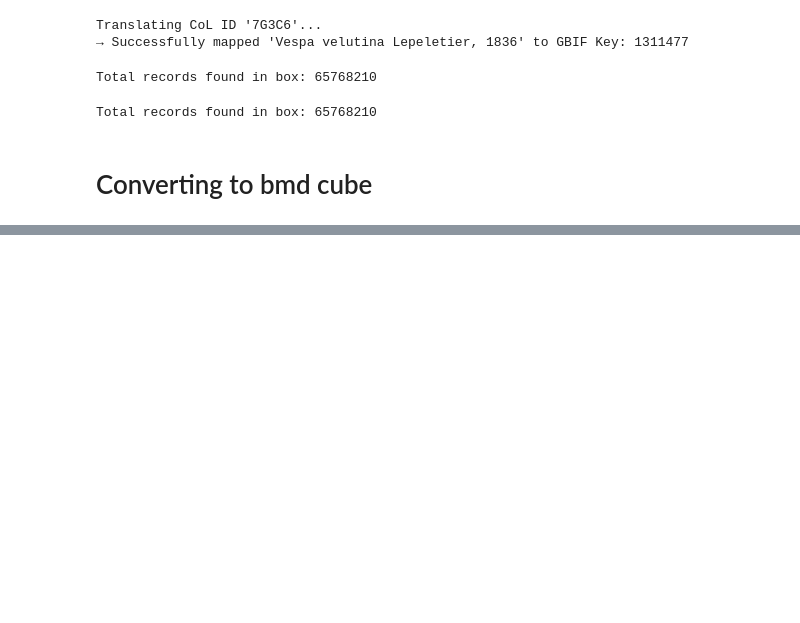
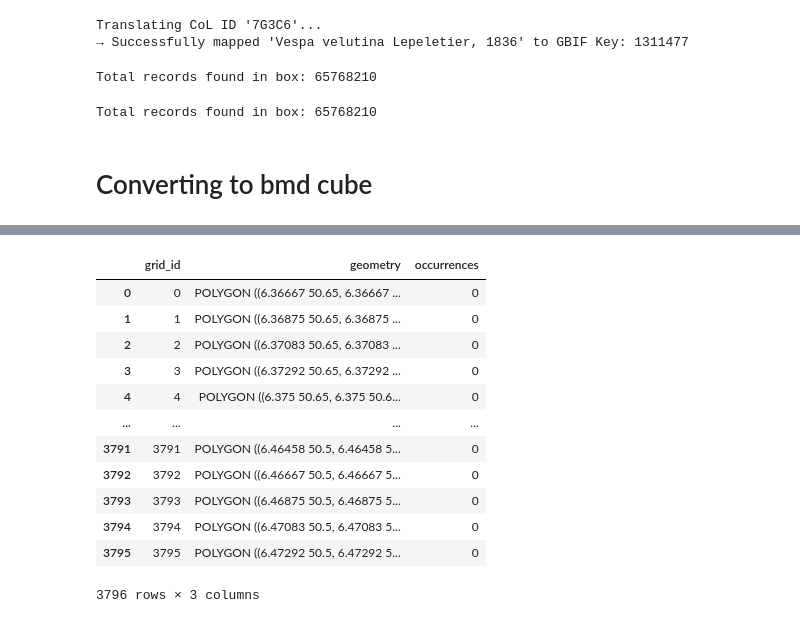
Before and after one commit to nbillietPM/BmC, a Jupyter notebook: scripts/gbif/gbif.ipynb, the cells around one changed output, grey strips where cells are left out. Drawn from its saved outputs; the diff is of its cells as text; code cells hidden in the pictures; blank space fills up the shorter version.

```diff
--- a/scripts/gbif/gbif.ipynb
+++ b/scripts/gbif/gbif.ipynb
@@ -172,0 +1149,16 @@ from bmc.datasource import gbif
+# %%
+wgs84_total_gdf
+# %% [output]
+|  | grid_id | geometry | occurrences |
+| 0 | 0 | POLYGON ((6.36667 50.65, 6.36667 ... | 0 |
+| 1 | 1 | POLYGON ((6.36875 50.65, 6.36875 ... | 0 |
+| 2 | 2 | POLYGON ((6.37083 50.65, 6.37083 ... | 0 |
+| 3 | 3 | POLYGON ((6.37292 50.65, 6.37292 ... | 0 |
+| 4 | 4 | POLYGON ((6.375 50.65, 6.375 50.6... | 0 |
+| ... | ... | ... | ... |
+| 3791 | 3791 | POLYGON ((6.46458 50.5, 6.46458 5... | 0 |
+| 3792 | 3792 | POLYGON ((6.46667 50.5, 6.46667 5... | 0 |
+| 3793 | 3793 | POLYGON ((6.46875 50.5, 6.46875 5... | 0 |
+| 3794 | 3794 | POLYGON ((6.47083 50.5, 6.47083 5... | 0 |
+| 3795 | 3795 | POLYGON ((6.47292 50.5, 6.47292 5... | 0 |
+3796 rows × 3 columns
```
Also changed, not shown: parts of 19 cells of this notebook, 1 other file.
